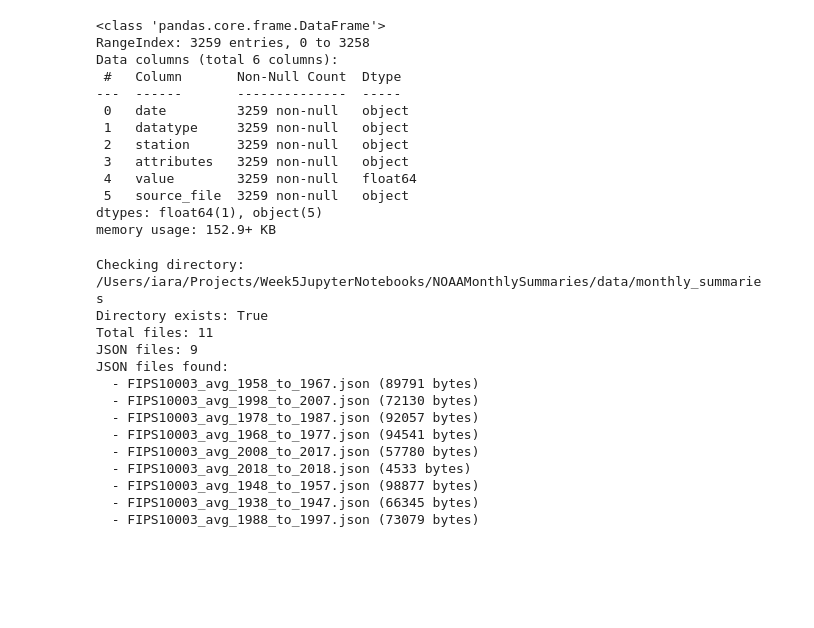
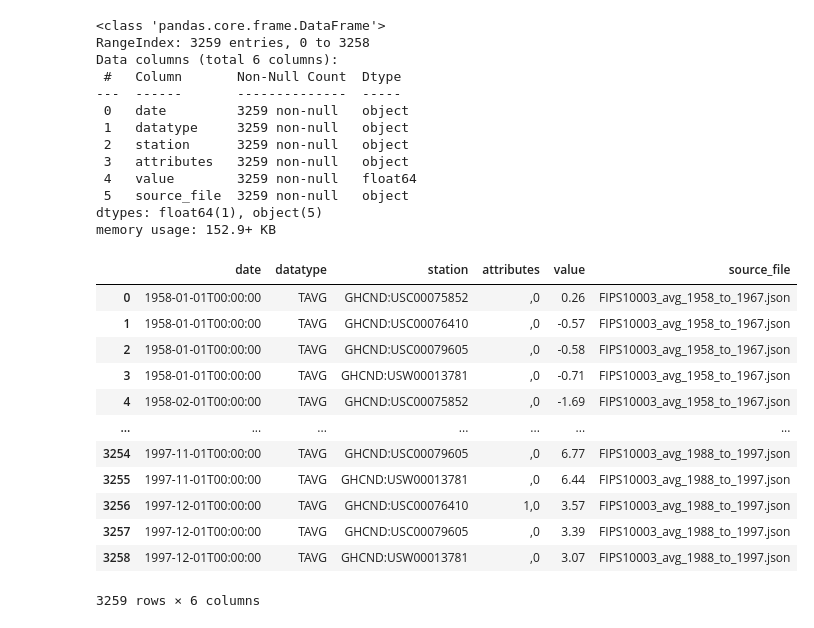
Before and after one commit to IaraKrasnoff/Week5JupyterNotebooks, a Jupyter notebook: NOAAMonthlySummaries/loading_and_graphing_monthly_summaries.ipynb, the cells around one changed output. Cells and saved outputs as stored; diff of their text form; code cells hidden in the pictures; blank space fills up the shorter version.

```diff
--- a/NOAAMonthlySummaries/loading_and_graphing_monthly_summaries.ipynb
+++ b/NOAAMonthlySummaries/loading_and_graphing_monthly_summaries.ipynb
@@ -56,48 +56,20 @@ Data columns (total 6 columns):
  5   source_file  3259 non-null   object
 dtypes: float64(1), object(5)
 memory usage: 152.9+ KB
-# %%
-# How many stations are there?
-# How many rows are associated with each DataFrame?
-
-# Debug: Check what files exist in the data directory
-import os
-
-data_dir = './data/monthly_summaries'
-print(f"Checking directory: {os.path.abspath(data_dir)}")
-print(f"Directory exists: {os.path.exists(data_dir)}")
-
-if os.path.exists(data_dir):
-    files = os.listdir(data_dir)
-    json_files = [f for f in files if f.endswith('.json')]
-    print(f"Total files: {len(files)}")
-    print(f"JSON files: {len(json_files)}")
-
-    if json_files:
-        print("JSON files found:")
-        for f in json_files:
-            filepath = os.path.join(data_dir, f)
-            size = os.path.getsize(filepath)
-            print(f"  - {f} ({size} bytes)")
-    else:
-        print("No JSON files found!")
-        print("All files in directory:")
-        for f in files:
-            print(f"  - {f}")
-else:
-    print("Data directory does not exist!")
-# %% [output]
-Checking directory: /Users/iara/Projects/Week5JupyterNotebooks/NOAAMonthlySummaries/data/monthly_summaries
-Directory exists: True
-Total files: 11
-JSON files: 9
-JSON files found:
-  - FIPS10003_avg_1958_to_1967.json (89791 bytes)
-  - FIPS10003_avg_1998_to_2007.json (72130 bytes)
-  - FIPS10003_avg_1978_to_1987.json (92057 bytes)
-  - FIPS10003_avg_1968_to_1977.json (94541 bytes)
-  - FIPS10003_avg_2008_to_2017.json (57780 bytes)
-  - FIPS10003_avg_2018_to_2018.json (4533 bytes)
-  - FIPS10003_avg_1948_to_1957.json (98877 bytes)
-  - FIPS10003_avg_1938_to_1947.json (66345 bytes)
-  - FIPS10003_avg_1988_to_1997.json (73079 bytes)
+# %%
+# How many stations are there?
+df
+# %% [output]
+|  | date | datatype | station | attributes | value | source_file |
+| 0 | 1958-01-01T00:00:00 | TAVG | GHCND:USC00075852 | ,0 | 0.26 | FIPS10003_avg_1958_to_1967.json |
+| 1 | 1958-01-01T00:00:00 | TAVG | GHCND:USC00076410 | ,0 | -0.57 | FIPS10003_avg_1958_to_1967.json |
+| 2 | 1958-01-01T00:00:00 | TAVG | GHCND:USC00079605 | ,0 | -0.58 | FIPS10003_avg_1958_to_1967.json |
+| 3 | 1958-01-01T00:00:00 | TAVG | GHCND:USW00013781 | ,0 | -0.71 | FIPS10003_avg_1958_to_1967.json |
+| 4 | 1958-02-01T00:00:00 | TAVG | GHCND:USC00075852 | ,0 | -1.69 | FIPS10003_avg_1958_to_1967.json |
+| ... | ... | ... | ... | ... | ... | ... |
+| 3254 | 1997-11-01T00:00:00 | TAVG | GHCND:USC00079605 | ,0 | 6.77 | FIPS10003_avg_1988_to_1997.json |
+| 3255 | 1997-11-01T00:00:00 | TAVG | GHCND:USW00013781 | ,0 | 6.44 | FIPS10003_avg_1988_to_1997.json |
+| 3256 | 1997-12-01T00:00:00 | TAVG | GHCND:USC00076410 | 1,0 | 3.57 | FIPS10003_avg_1988_to_1997.json |
+| 3257 | 1997-12-01T00:00:00 | TAVG | GHCND:USC00079605 | ,0 | 3.39 | FIPS10003_avg_1988_to_1997.json |
+| 3258 | 1997-12-01T00:00:00 | TAVG | GHCND:USW00013781 | ,0 | 3.07 | FIPS10003_avg_1988_to_1997.json |
+3259 rows × 6 columns
```
Also changed, not shown: parts of 8 cells of this notebook, 4 other files.
